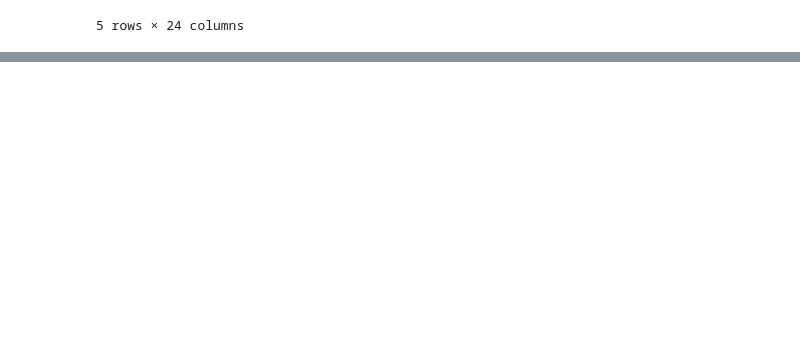
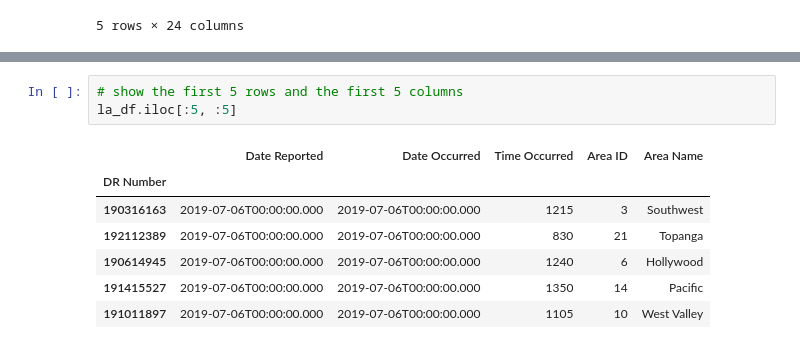
Before and after one commit to masoodaqaim/la_traffic_learning_altair, a Jupyter notebook: la_traffic.ipynb, the cells around one changed output, grey strips where cells are left out. Drawn from its saved outputs; the diff is of its cells as text; blank space fills up the shorter version.

```diff
--- a/la_traffic.ipynb
+++ b/la_traffic.ipynb
@@ -51,0 +122,11 @@ memory usage: 87.8+ MB
+# %%
+# show the first 5 rows and the first 5 columns
+la_df.iloc[:5, :5]
+# %% [output]
+|  | Date Reported | Date Occurred | Time Occurred | Area ID | Area Name |
+| DR Number |  |  |  |  |  |
+| 190316163 | 2019-07-06T00:00:00.000 | 2019-07-06T00:00:00.000 | 1215 | 3 | Southwest |
+| 192112389 | 2019-07-06T00:00:00.000 | 2019-07-06T00:00:00.000 | 830 | 21 | Topanga |
+| 190614945 | 2019-07-06T00:00:00.000 | 2019-07-06T00:00:00.000 | 1240 | 6 | Hollywood |
+| 191415527 | 2019-07-06T00:00:00.000 | 2019-07-06T00:00:00.000 | 1350 | 14 | Pacific |
+| 191011897 | 2019-07-06T00:00:00.000 | 2019-07-06T00:00:00.000 | 1105 | 10 | West Valley |
```
Also changed, not shown: parts of 9 cells of this notebook.
